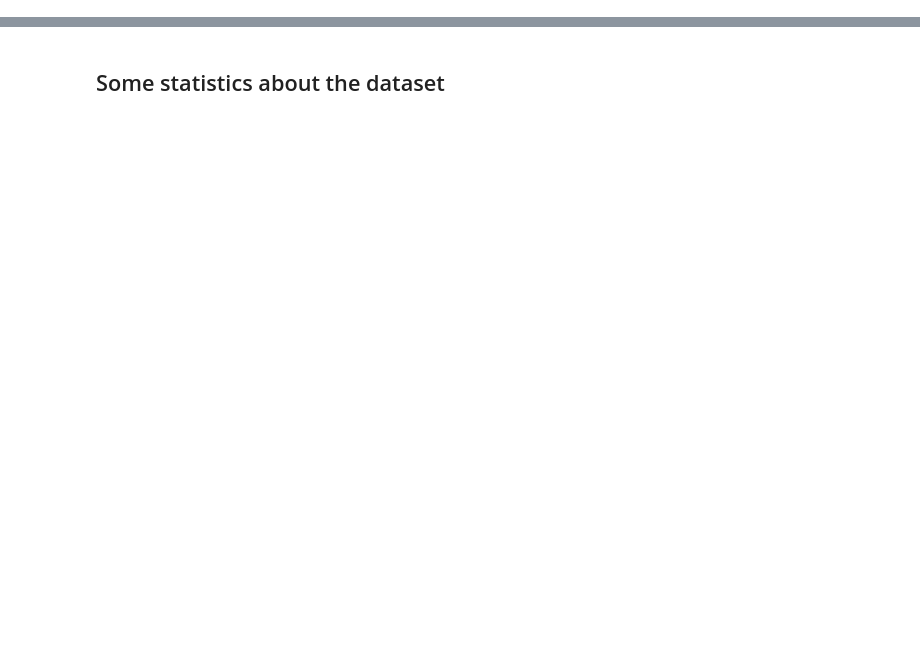
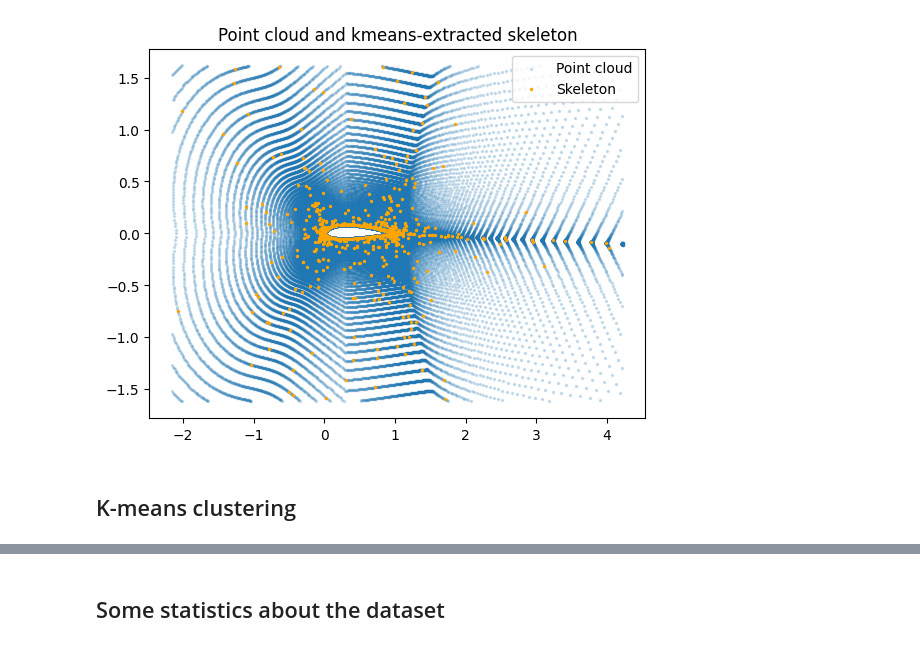
Before and after one commit to DaGrapix/ml4science, a Jupyter notebook: src/mixing_attention/attention.ipynb, the cells around one changed output, grey strips where cells are left out. Drawn from its saved outputs; the diff is of its cells as text; code cells hidden in the pictures; blank space fills up the shorter version.

```diff
--- a/src/mixing_attention/attention.ipynb
+++ b/src/mixing_attention/attention.ipynb
@@ -39,12 +40,11 @@ DIRECTORY_NAME = '../src/Dataset'
 BENCHMARK_NAME = "Case1"
 LOG_PATH = LIPS_PATH + "lips_logs.log"
 # %%
-root_dir = r"C:/Users/pc/Desktop/github/ml4physim/src/"
-
+root_dir = r"C:/Users/antho/Desktop/ml4physim/src/"
 default_input_dir = root_dir + "Dataset"
-default_output_dir = root_dir + "submission_attention/sample_result_submission"
-default_program_dir = root_dir + "submission_attention"
-default_submission_dir = root_dir + "submission_attention"
+default_output_dir = root_dir + "mixing_attention/sample_result_submission"
+default_program_dir = root_dir + "mixing_attention"
+default_submission_dir = root_dir + "mixing_attention"
 input_dir = default_input_dir
 output_dir = default_output_dir
 program_dir= default_program_dir
@@ -58,7 +58,7 @@ SAVE_PATH = os.path.join(output_dir,"AirfRANSModel")
 # %%
 # Load the required benchmark datasets, if it is not pickled, pickle it for future use
 try:
-    with open("C:/Users/pc/Desktop/github/ml4physim/benchmark.pkl", 'rb') as f:
+    with open(root_dir + "benchmark.pkl", 'rb') as f:
         benchmark = pickle.load(f)
 except:
     benchmark = AirfRANSBenchmark(benchmark_path=DIRECTORY_NAME,
@@ -66,5 +66,5 @@ except:
                                   benchmark_name=BENCHMARK_NAME,
                                   log_path=LOG_PATH)
     benchmark.load(path=DIRECTORY_NAME)
-    with open('C:/Users/pc/Desktop/github/ml4physim/benchmark.pkl', 'wb') as f:
+    with open(root_dir + "benchmark.pkl", 'wb') as f:
         pickle.dump(benchmark, f)
@@ -123,0 +107,4 @@ Data-loader used for the training
+# %%
+train_dataset = simulator.process_dataset(benchmark.train_dataset, training=True)
+data0 = train_dataset[26]
+data0
@@ -123,0 +137,18 @@ Data-loader used for the training
+# %%
+# plotting the point cloud and the extracted skeleton
+pos = data0.pos
+skeleton_pos = data0.skeleton_pos
+
+#plot
+import matplotlib.pyplot as plt
+
+#small dots in scatter plot
+plt.scatter(pos[:,0], pos[:,1], alpha=0.2, s=2)
+plt.scatter(skeleton_pos[:,0], skeleton_pos[:,1], color='orange', s=2)
+plt.legend(['Point cloud', 'Skeleton'])
+plt.title('Point cloud and kmeans-extracted skeleton')
+plt.show()
+# %% [output]
+[figure, added]
+# %% [markdown]
+## K-means clustering
```
Also changed, not shown: parts of 79 cells of this notebook, 3 other files.
